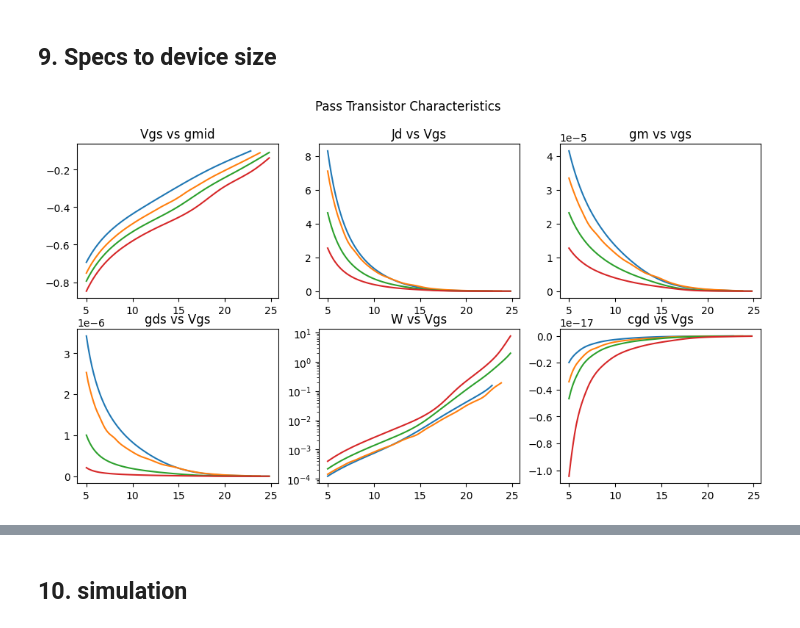
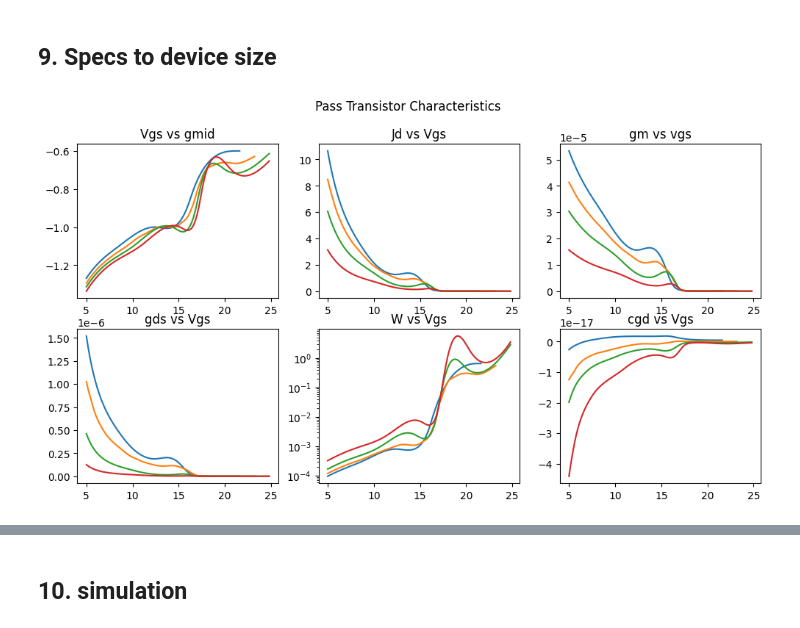
Before and after one commit to pmicgen/pmicgen, a Jupyter notebook: automation/ldo.ipynb, the cells around one changed output, grey strips where cells are left out. Cells and saved outputs as stored; diff of their text form; code cells hidden in the pictures.

```diff
--- a/automation/ldo.ipynb
+++ b/automation/ldo.ipynb
@@ -96,32 +236,32 @@ M_4b = mna.Transistor("pmos", gm=1.583e-05, gds=5.32e-07, cgs=2.12e-15, cgd=2.72
 ## 9. Specs to device size
 # %%
 from gmid.mosplot import load_lookup_table
-lookup_table = load_lookup_table("sky130A_LUT_lvt.npy")
+lookup_table = load_lookup_table("sky130A_LUT.npy")
 ## LDO exploration parameters (this vakues can be change as the user see fit)
 lengths = [0.4e-06, 0.6e-06, 0.8e-06, 1.6e-06]      # Length exploration values.
 gmid_sweep = np.arange(5,25,0.2)               # gm/id sweep for exploration.
-pass_transistor = mna.pass_transistor_exploration(lookup_table, Vdd, Vreg, il, R1, R2, lengths, gmid_sweep, (-1.8, -0.1, 0.1))
+pass_transistor = mna.pass_transistor_exploration(lookup_table, Vdd, Vreg, il, R1, R2, lengths, gmid_sweep, (-1.8, -0.6, 0.1))
 
 fig, axs = plt.subplots(2, 3, figsize=(12, 6))
 fig.suptitle('Pass Transistor Characteristics')
 for index, val in enumerate(lengths):
     axs[0, 0].plot(gmid_sweep, pass_transistor.vgs[index,:])
 axs[0, 0].set_title('Vgs vs gmid')
 for index, val in enumerate(lengths):
     axs[0, 1].plot(gmid_sweep, pass_transistor.Jd[index,:])
 axs[0, 1].set_title('Jd vs Vgs')
 for index, val in enumerate(lengths):
     axs[0, 2].plot(gmid_sweep, pass_transistor.gm[index,:])
 axs[0, 2].set_title('gm vs vgs')
 for index, val in enumerate(lengths):
     axs[1, 0].plot(gmid_sweep, pass_transistor.gds[index,:])
 axs[1, 0].set_title('gds vs Vgs')
 for index, val in enumerate(lengths):
     axs[1, 1].plot(gmid_sweep, pass_transistor.W[index,:])
 axs[1, 1].set_title('W vs Vgs')
 for index, val in enumerate(lengths):
     axs[1, 2].plot(gmid_sweep, pass_transistor.cgd[index,:])
 axs[1, 2].set_title('cgd vs Vgs')
 axs[1,1].set_yscale('log')
 # %% [output]
-[figure, old version]
+[figure, new version]
```
Also changed, not shown: parts of 24 cells of this notebook, 4 other files.
